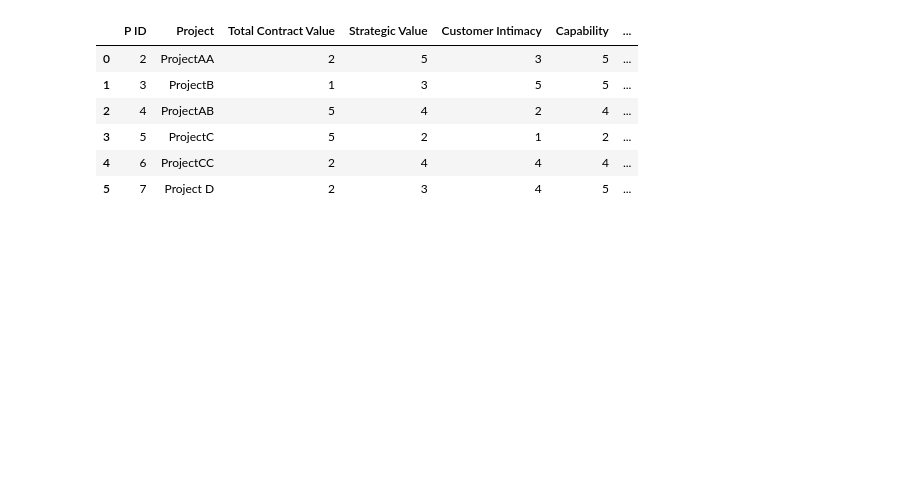
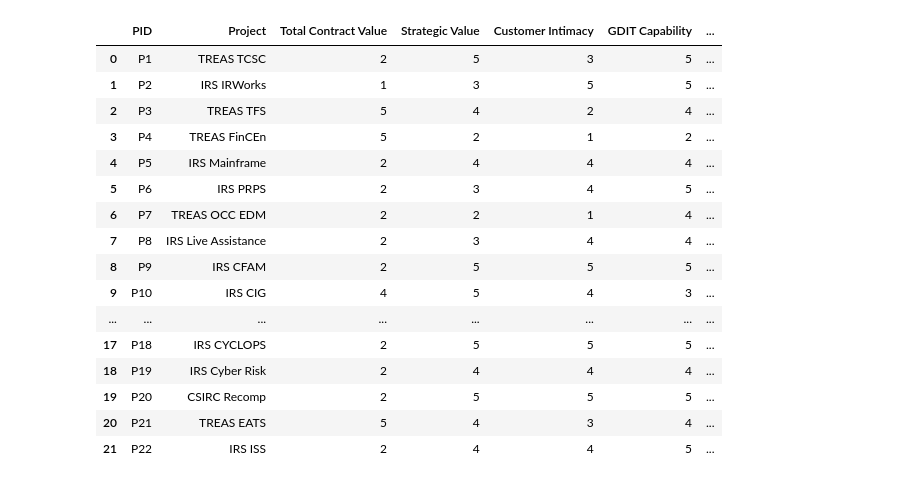
Before and after one commit to wcj365/learn_llm, a Jupyter notebook: magic_quadrant.ipynb, the cells around one changed output. Saved outputs shown, nothing was run; the diff lists cells and outputs as text; code cells hidden in the pictures; blank space fills up the shorter version.

```diff
--- a/magic_quadrant.ipynb
+++ b/magic_quadrant.ipynb
@@ -2,9 +2,11 @@
 import pandas as pd
 import numpy as np
 import plotly.express as px
+from plotly.subplots import make_subplots
+import plotly.graph_objects as go
 
 # Step 1: Create the original dataframe
-df = pd.read_excel("Test data112225.xlsx")
+df = pd.read_excel("Magic quadtrant 112625 VJay.xlsx")
 
 df
 # %% [output]
@@ -18,14 +30,23 @@ df
 # %%
-df["PID"] = "P" + df["P ID"].astype(str)
-df["Opportunity Value"] = (df["Total Contract Value "] + df["Strategic Value "] + df["Customer Intimacy"]) / 3
-df["Delivery Confidence"] =(df["Capability "] + df["Solution Complexity"] + 5 - df["Implemention Risk"]) / 3
+df["Opportunity Value"] = (df["Total Contract Value"] + df["Strategic Value "] + df["Customer Intimacy"]) / 3
+df["Delivery Confidence"] =(df["GDIT  Capability "] + df["Solution Complexity"] + 5 - df["Implementation Risk"]) / 3
 df = df.round(2)
 df
 # %% [output]
-|  | P ID | Project | Total Contract Value | Strategic Value | Customer Intimacy | Capability | ... |
-| 0 | 2 | ProjectAA | 2 | 5 | 3 | 5 | ... |
-| 1 | 3 | ProjectB | 1 | 3 | 5 | 5 | ... |
-| 2 | 4 | ProjectAB | 5 | 4 | 2 | 4 | ... |
-| 3 | 5 | ProjectC | 5 | 2 | 1 | 2 | ... |
-| 4 | 6 | ProjectCC | 2 | 4 | 4 | 4 | ... |
-| 5 | 7 | Project D | 2 | 3 | 4 | 5 | ... |
+|  | PID | Project | Total Contract Value | Strategic Value | Customer Intimacy | GDIT Capability | ... |
+| 0 | P1 | TREAS TCSC | 2 | 5 | 3 | 5 | ... |
+| 1 | P2 | IRS IRWorks | 1 | 3 | 5 | 5 | ... |
+| 2 | P3 | TREAS TFS | 5 | 4 | 2 | 4 | ... |
+| 3 | P4 | TREAS FinCEn | 5 | 2 | 1 | 2 | ... |
+| 4 | P5 | IRS Mainframe | 2 | 4 | 4 | 4 | ... |
+| 5 | P6 | IRS PRPS | 2 | 3 | 4 | 5 | ... |
+| 6 | P7 | TREAS OCC EDM | 2 | 2 | 1 | 4 | ... |
+| 7 | P8 | IRS Live Assistance | 2 | 3 | 4 | 4 | ... |
+| 8 | P9 | IRS CFAM | 2 | 5 | 5 | 5 | ... |
+| 9 | P10 | IRS CIG | 4 | 5 | 4 | 3 | ... |
+| ... | ... | ... | ... | ... | ... | ... | ... |
+| 17 | P18 | IRS CYCLOPS | 2 | 5 | 5 | 5 | ... |
+| 18 | P19 | IRS Cyber Risk | 2 | 4 | 4 | 4 | ... |
+| 19 | P20 | CSIRC Recomp | 2 | 5 | 5 | 5 | ... |
+| 20 | P21 | TREAS EATS | 5 | 4 | 3 | 4 | ... |
+| 21 | P22 | IRS ISS | 2 | 4 | 4 | 5 | ... |
```
Also changed, not shown: parts of 5 cells of this notebook.
